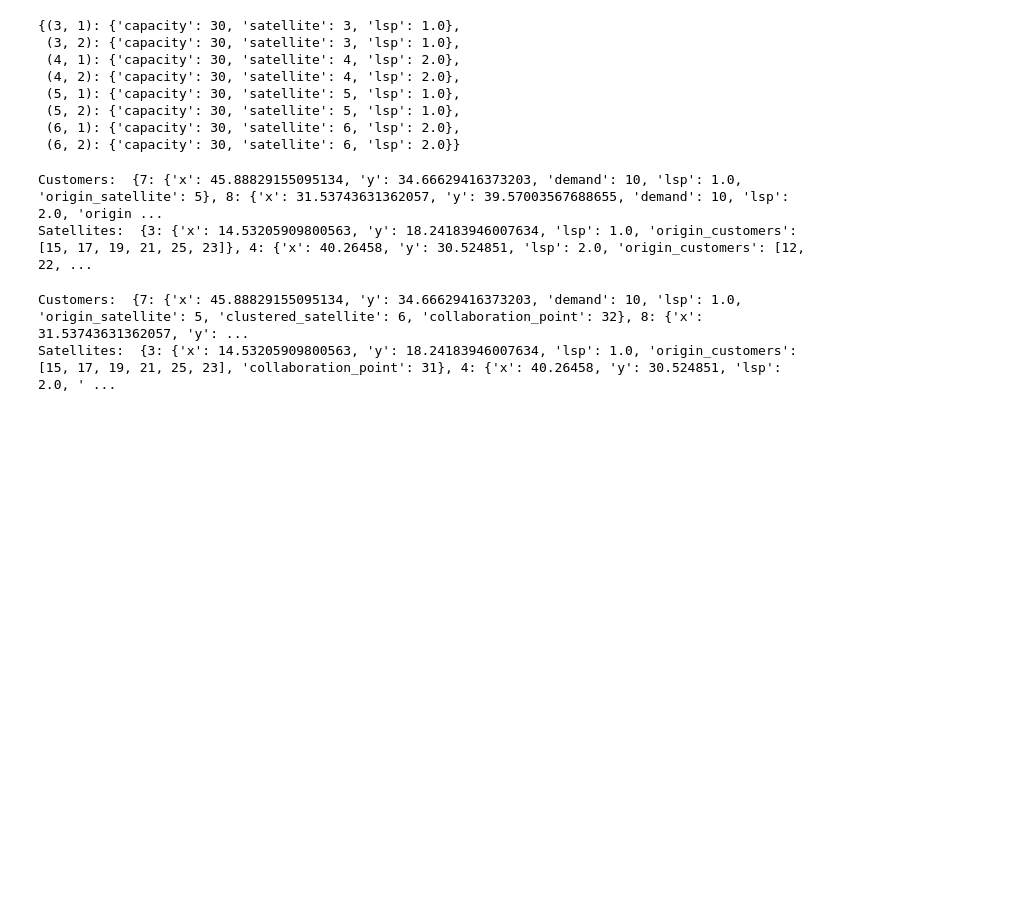
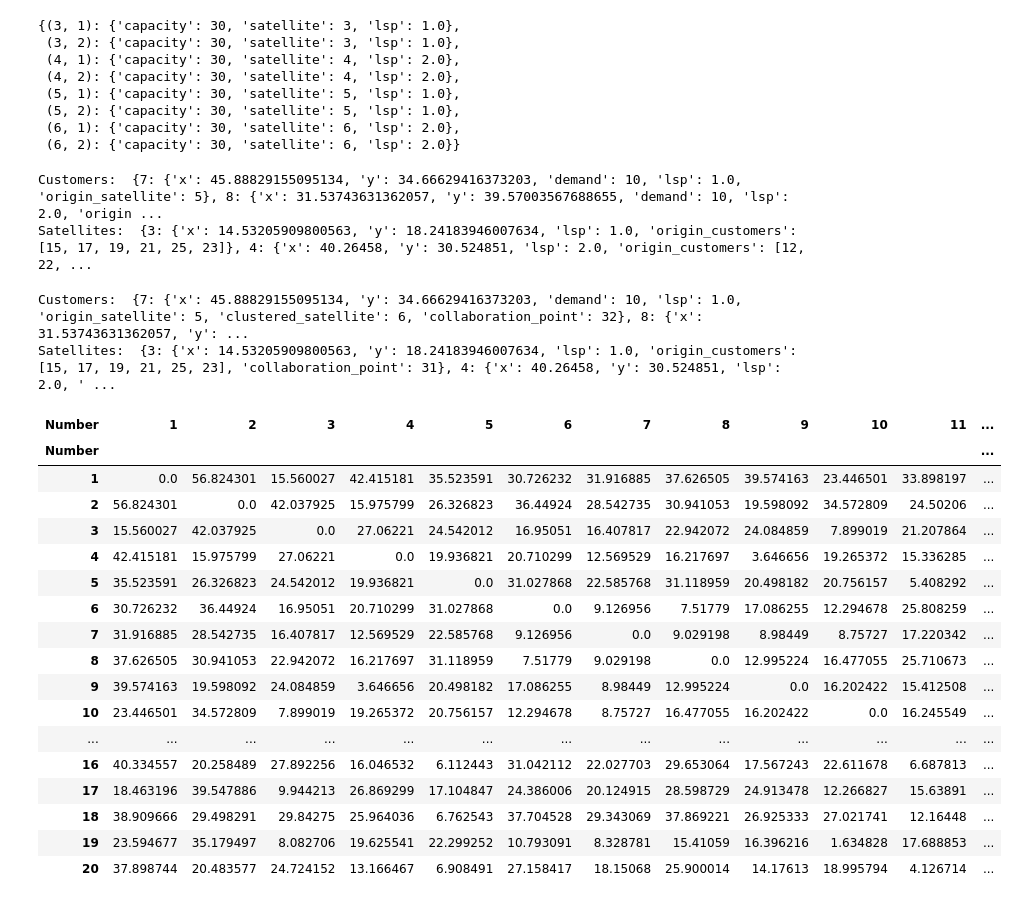
Before and after one commit to ayush4ise/Collaborative-Last-Mile-Delivery, a Jupyter notebook: playground.ipynb, the cells around one changed output. Cells and saved outputs as stored; diff of their text form; code cells hidden in the pictures; blank space fills up the shorter version.

Commit message:
smaller instances GUROBI 1

```diff
--- a/playground.ipynb
+++ b/playground.ipynb
@@ -71,3 +71,39 @@ print('Satellite pairs: ', satellite_pairs)
 # %% [output]
 Customers:  {7: {'x': 45.88829155095134, 'y': 34.66629416373203, 'demand': 10, 'lsp': 1.0, 'origin_satellite': 5, 'clustered_satellite': 6, 'collaboration_point': 32}, 8: {'x': 31.53743631362057, 'y': ...
 Satellites:  {3: {'x': 14.53205909800563, 'y': 18.24183946007634, 'lsp': 1.0, 'origin_customers': [15, 17, 19, 21, 25, 23], 'collaboration_point': 31}, 4: {'x': 40.26458, 'y': 30.524851, 'lsp': 2.0, ' ...
+# %%
+import pandas as pd
+data = pd.read_excel("Data\Instances\Small_Instances.xlsx", sheet_name='A1', index_col=0)
+data = data[['X', 'Y']]
+
+def EuclideanDistance(x1, y1, x2, y2):
+    import math
+    distance = math.sqrt((x1-x2)**2 + (y1-y2)**2)
+    return distance
+
+# Make a matrix of distances
+distances = pd.DataFrame(index=data.index, columns=data.index)
+for i in data.index:
+    for j in data.index:
+        distances.loc[i, j] = EuclideanDistance(data.loc[i, 'X'], data.loc[i, 'Y'], data.loc[j, 'X'], data.loc[j, 'Y'])
+
+distances
+# %% [output]
+| Number | 1 | 2 | 3 | 4 | 5 | 6 | 7 | 8 | 9 | 10 | 11 | ... |
+| Number |  |  |  |  |  |  |  |  |  |  |  | ... |
+| 1 | 0.0 | 56.824301 | 15.560027 | 42.415181 | 35.523591 | 30.726232 | 31.916885 | 37.626505 | 39.574163 | 23.446501 | 33.898197 | ... |
+| 2 | 56.824301 | 0.0 | 42.037925 | 15.975799 | 26.326823 | 36.44924 | 28.542735 | 30.941053 | 19.598092 | 34.572809 | 24.50206 | ... |
+| 3 | 15.560027 | 42.037925 | 0.0 | 27.06221 | 24.542012 | 16.95051 | 16.407817 | 22.942072 | 24.084859 | 7.899019 | 21.207864 | ... |
+| 4 | 42.415181 | 15.975799 | 27.06221 | 0.0 | 19.936821 | 20.710299 | 12.569529 | 16.217697 | 3.646656 | 19.265372 | 15.336285 | ... |
+| 5 | 35.523591 | 26.326823 | 24.542012 | 19.936821 | 0.0 | 31.027868 | 22.585768 | 31.118959 | 20.498182 | 20.756157 | 5.408292 | ... |
+| 6 | 30.726232 | 36.44924 | 16.95051 | 20.710299 | 31.027868 | 0.0 | 9.126956 | 7.51779 | 17.086255 | 12.294678 | 25.808259 | ... |
+| 7 | 31.916885 | 28.542735 | 16.407817 | 12.569529 | 22.585768 | 9.126956 | 0.0 | 9.029198 | 8.98449 | 8.75727 | 17.220342 | ... |
+| 8 | 37.626505 | 30.941053 | 22.942072 | 16.217697 | 31.118959 | 7.51779 | 9.029198 | 0.0 | 12.995224 | 16.477055 | 25.710673 | ... |
+| 9 | 39.574163 | 19.598092 | 24.084859 | 3.646656 | 20.498182 | 17.086255 | 8.98449 | 12.995224 | 0.0 | 16.202422 | 15.412508 | ... |
+| 10 | 23.446501 | 34.572809 | 7.899019 | 19.265372 | 20.756157 | 12.294678 | 8.75727 | 16.477055 | 16.202422 | 0.0 | 16.245549 | ... |
+| ... | ... | ... | ... | ... | ... | ... | ... | ... | ... | ... | ... | ... |
+| 16 | 40.334557 | 20.258489 | 27.892256 | 16.046532 | 6.112443 | 31.042112 | 22.027703 | 29.653064 | 17.567243 | 22.611678 | 6.687813 | ... |
+| 17 | 18.463196 | 39.547886 | 9.944213 | 26.869299 | 17.104847 | 24.386006 | 20.124915 | 28.598729 | 24.913478 | 12.266827 | 15.63891 | ... |
+| 18 | 38.909666 | 29.498291 | 29.84275 | 25.964036 | 6.762543 | 37.704528 | 29.343069 | 37.869221 | 26.925333 | 27.021741 | 12.16448 | ... |
+| 19 | 23.594677 | 35.179497 | 8.082706 | 19.625541 | 22.299252 | 10.793091 | 8.328781 | 15.41059 | 16.396216 | 1.634828 | 17.688853 | ... |
+| 20 | 37.898744 | 20.483577 | 24.724152 | 13.166467 | 6.908491 | 27.158417 | 18.15068 | 25.900014 | 14.17613 | 18.995794 | 4.126714 | ... |
```
Also changed, not shown: parts of 1 cell of this notebook, 4 other files.
